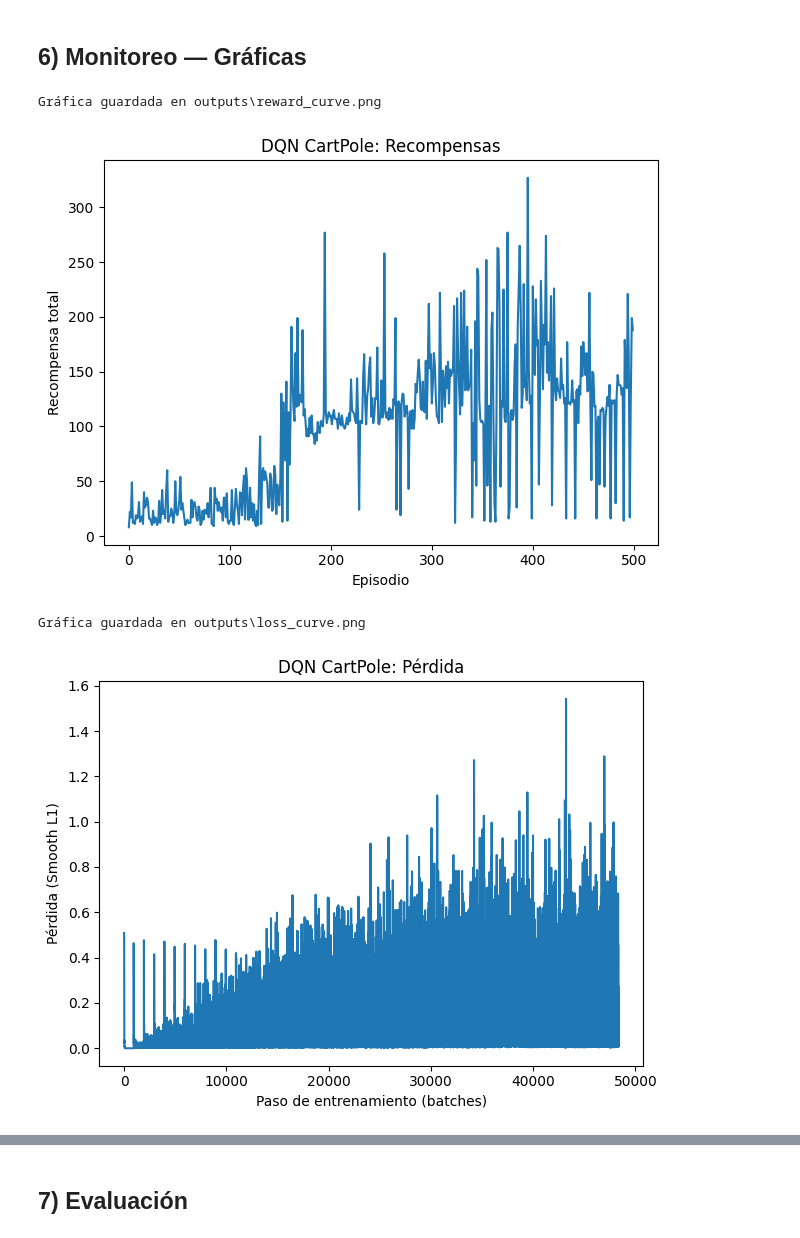
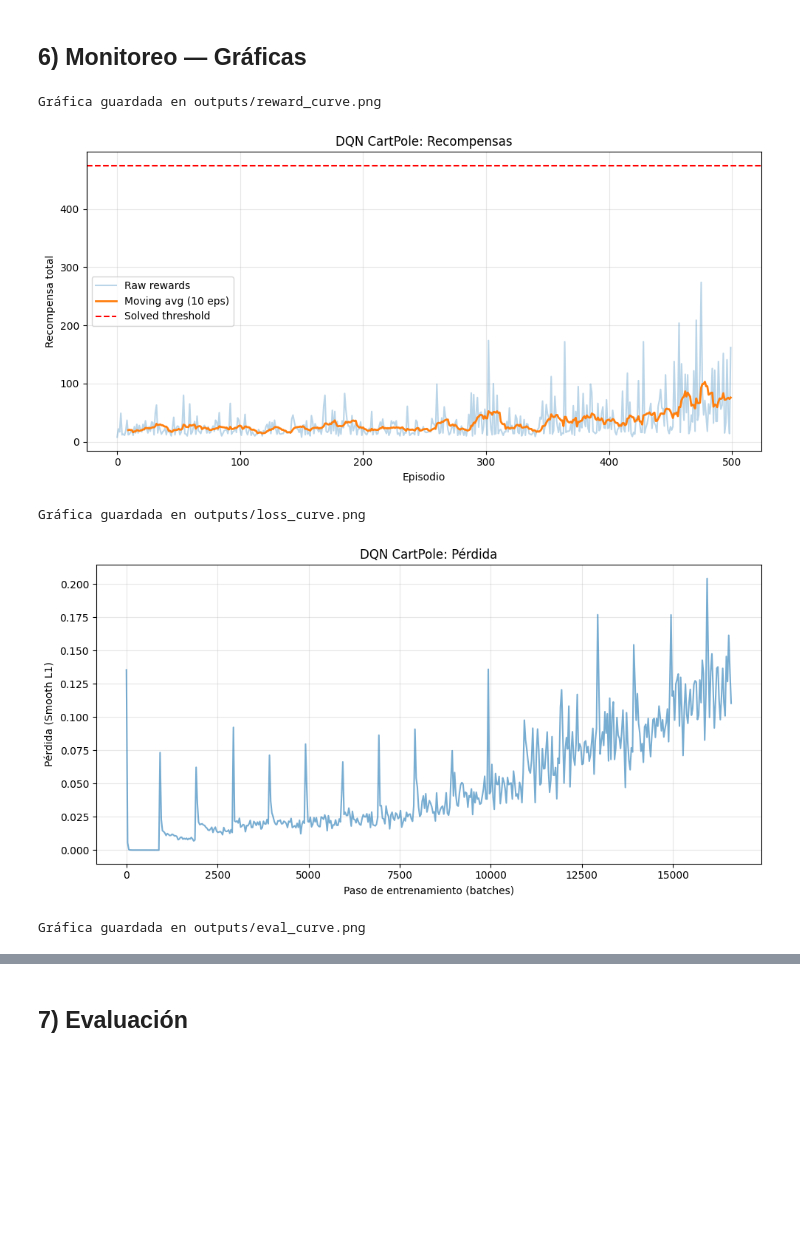
Before and after one commit to michellemej22596/Laboratorio7-DeepLearning, a Jupyter notebook: Task1.ipynb, the cells around one changed output, grey strips where cells are left out. Drawn from its saved outputs; the diff is of its cells as text; code cells hidden in the pictures; blank space fills up the shorter version.

```diff
--- a/Task1.ipynb
+++ b/Task1.ipynb
@@ -52,8 +36,9 @@ class Config:
     lr: float = 1e-3
     epsilon_start: float = 1.0
     epsilon_end: float = 0.05
-    epsilon_decay_steps: int = 5000   # steps para decaer epsilon
+    epsilon_decay_steps: int = 25000   # steps para decaer epsilon (increased for better exploration)
     target_update_steps: int = 1000   # cada cuántos steps sincronizar red objetivo
+    eval_every: int = 50              # evaluar cada N episodios
     hidden: int = 128
     grad_clip: float = 10.0
     seed: int = 42
@@ -167,6 +152,7 @@ epsilon_decay_rate = (cfg.epsilon_start - cfg.epsilon_end) / max(1, cfg.epsilon_
 
 global_step = 0
 episode_rewards, losses = [], []
+eval_episodes, eval_scores = [], []  # Track evaluation performance
 
 for ep in range(cfg.episodes):
     obs, info = env.reset(seed=cfg.seed + ep)
@@ -199,7 +185,13 @@ for ep in range(cfg.episodes):
 
     episode_rewards.append(ep_reward)
 
-    if (ep+1) % 10 == 0:
+    # Periodic evaluation
+    if (ep+1) % cfg.eval_every == 0:
+        mean_eval, _ = evaluate(cfg.env_id, online, episodes=5, device=device, seed=cfg.seed+10000)
+        eval_episodes.append(ep+1)
+        eval_scores.append(mean_eval)
+        print(f"Ep {ep+1:4d} | avg(10)={np.mean(episode_rewards[-10:]):6.2f} | eval={mean_eval:6.2f} | eps={epsilon:5.3f} | buffer={len(replay)}")
+    elif (ep+1) % 10 == 0:
         print(f"Ep {ep+1:4d} | avg(10)={np.mean(episode_rewards[-10:]):6.2f} | eps={epsilon:5.3f} | buffer={len(replay)}")
 
     # criterio solved
@@ -232,26 +224,64 @@ Modelo guardado en dqn_cartpole.pt
 # %% [markdown]
 ## 6) Monitoreo — Gráficas
 # %%
-# Recompensas por episodio
-plt.figure()
-plt.plot(episode_rewards)
-plt.xlabel('Episodio'); plt.ylabel('Recompensa total'); plt.title('DQN CartPole: Recompensas')
+# Helper function for moving average
+def moving_average(data, window=10):
+    return np.convolve(data, np.ones(window)/window, mode='valid')
+
+# Recompensas por episodio (raw + smoothed)
+fig, ax = plt.subplots(figsize=(10, 5))
+ax.plot(episode_rewards, alpha=0.3, label='Raw rewards')
+if len(episode_rewards) >= 10:
+    smoothed = moving_average(episode_rewards, window=10)
+    ax.plot(range(9, len(episode_rewards)), smoothed, label='Moving avg (10 eps)', linewidth=2)
+ax.axhline(y=475, color='r', linestyle='--', label='Solved threshold')
+ax.set_xlabel('Episodio')
+ax.set_ylabel('Recompensa total')
+ax.set_title('DQN CartPole: Recompensas')
+ax.legend()
+ax.grid(alpha=0.3)
 plt.tight_layout()
-plt.savefig(Path(cfg.outdir)/'reward_curve.png')
+plt.savefig(Path(cfg.outdir)/'reward_curve.png', dpi=150)
 print('Gráfica guardada en', Path(cfg.outdir)/'reward_curve.png')
 plt.show()
 
-# Pérdida de entrenamiento (opcional)
+# Pérdida de entrenamiento (downsampled)
 if len(losses) > 0:
-    plt.figure()
-    plt.plot(losses)
-    plt.xlabel('Paso de entrenamiento (batches)'); plt.ylabel('Pérdida (Smooth L1)'); plt.title('DQN CartPole: Pérdida')
+    fig, ax = plt.subplots(figsize=(10, 5))
+    # Downsample by averaging every 100 points
+    downsample_factor = max(1, len(losses) // 500)
+    if downsample_factor > 1:
+        downsampled_losses = [np.mean(losses[i:i+downsample_factor]) for i in range(0, len(losses), downsample_factor)]
+        downsampled_steps = range(0, len(losses), downsample_factor)
+        ax.plot(downsampled_steps, downsampled_losses, alpha=0.6)
+    else:
+        ax.plot(losses, alpha=0.6)
+    ax.set_xlabel('Paso de entrenamiento (batches)')
+    ax.set_ylabel('Pérdida (Smooth L1)')
+    ax.set_title('DQN CartPole: Pérdida')
+    ax.grid(alpha=0.3)
     plt.tight_layout()
-    plt.savefig(Path(cfg.outdir)/'loss_curve.png')
+    plt.savefig(Path(cfg.outdir)/'loss_curve.png', dpi=150)
     print('Gráfica guardada en', Path(cfg.outdir)/'loss_curve.png')
     plt.show()
+
+# Eval scores during training
+if len(eval_scores) > 0:
+    fig, ax = plt.subplots(figsize=(10, 5))
+    ax.plot(eval_episodes, eval_scores, marker='o', linewidth=2, markersize=6)
+    ax.axhline(y=475, color='r', linestyle='--', label='Solved threshold')
+    ax.set_xlabel('Episodio')
+    ax.set_ylabel('Eval score (mean over 5 eps)')
+    ax.set_title('DQN CartPole: Evaluation Performance During Training')
+    ax.legend()
+    ax.grid(alpha=0.3)
+    plt.tight_layout()
+    plt.savefig(Path(cfg.outdir)/'eval_curve.png', dpi=150)
+    print('Gráfica guardada en', Path(cfg.outdir)/'eval_curve.png')
+    plt.show()
 # %% [output]
-Gráfica guardada en outputs\reward_curve.png
+Gráfica guardada en outputs/reward_curve.png
-[figure, old version]
+[figure, new version]
-Gráfica guardada en outputs\loss_curve.png
+Gráfica guardada en outputs/loss_curve.png
-[figure, old version]
+[figure, new version]
+Gráfica guardada en outputs/eval_curve.png
```
Also changed, not shown: parts of 5 cells of this notebook.
